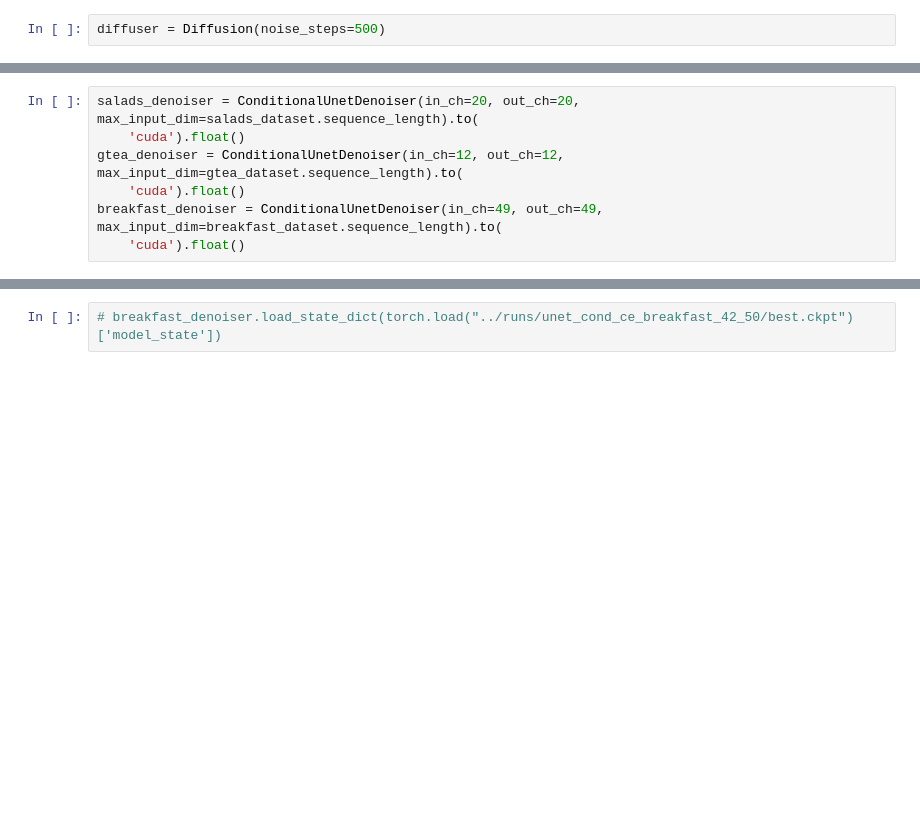
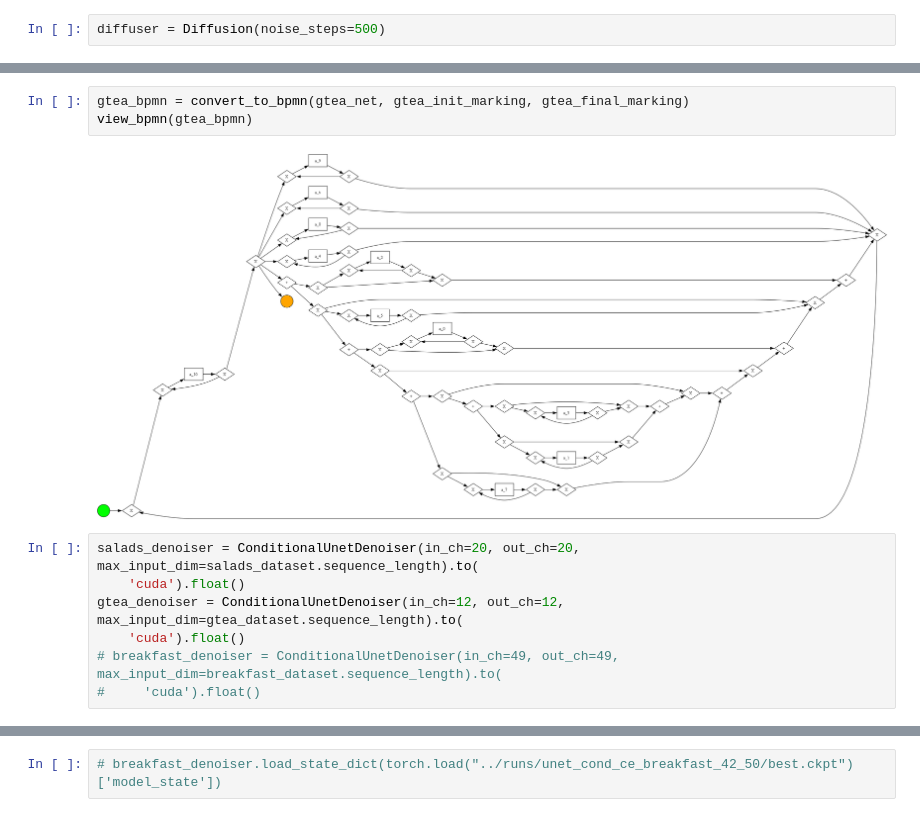
Before and after one commit to maxim-mat/trace-denoise, a Jupyter notebook: src/explore_results.ipynb, the cells around one changed output, grey strips where cells are left out. Cells and saved outputs as stored; diff of their text form; blank space fills up the shorter version.

```diff
--- a/src/explore_results.ipynb
+++ b/src/explore_results.ipynb
@@ -113,8 +170,13 @@ breakfast_dataset = SaladsDataset(breakfast_data['target'], breakfast_data['stoc
+# %%
+gtea_bpmn = convert_to_bpmn(gtea_net, gtea_init_marking, gtea_final_marking)
+view_bpmn(gtea_bpmn)
+# %% [output]
+[figure, added]
 # %%
 salads_denoiser = ConditionalUnetDenoiser(in_ch=20, out_ch=20, max_input_dim=salads_dataset.sequence_length).to(
     'cuda').float()
 gtea_denoiser = ConditionalUnetDenoiser(in_ch=12, out_ch=12, max_input_dim=gtea_dataset.sequence_length).to(
     'cuda').float()
-breakfast_denoiser = ConditionalUnetDenoiser(in_ch=49, out_ch=49, max_input_dim=breakfast_dataset.sequence_length).to(
-    'cuda').float()
+# breakfast_denoiser = ConditionalUnetDenoiser(in_ch=49, out_ch=49, max_input_dim=breakfast_dataset.sequence_length).to(
+#     'cuda').float()
 # %%
```
Also changed, not shown: parts of 26 cells of this notebook, 10 other files.
